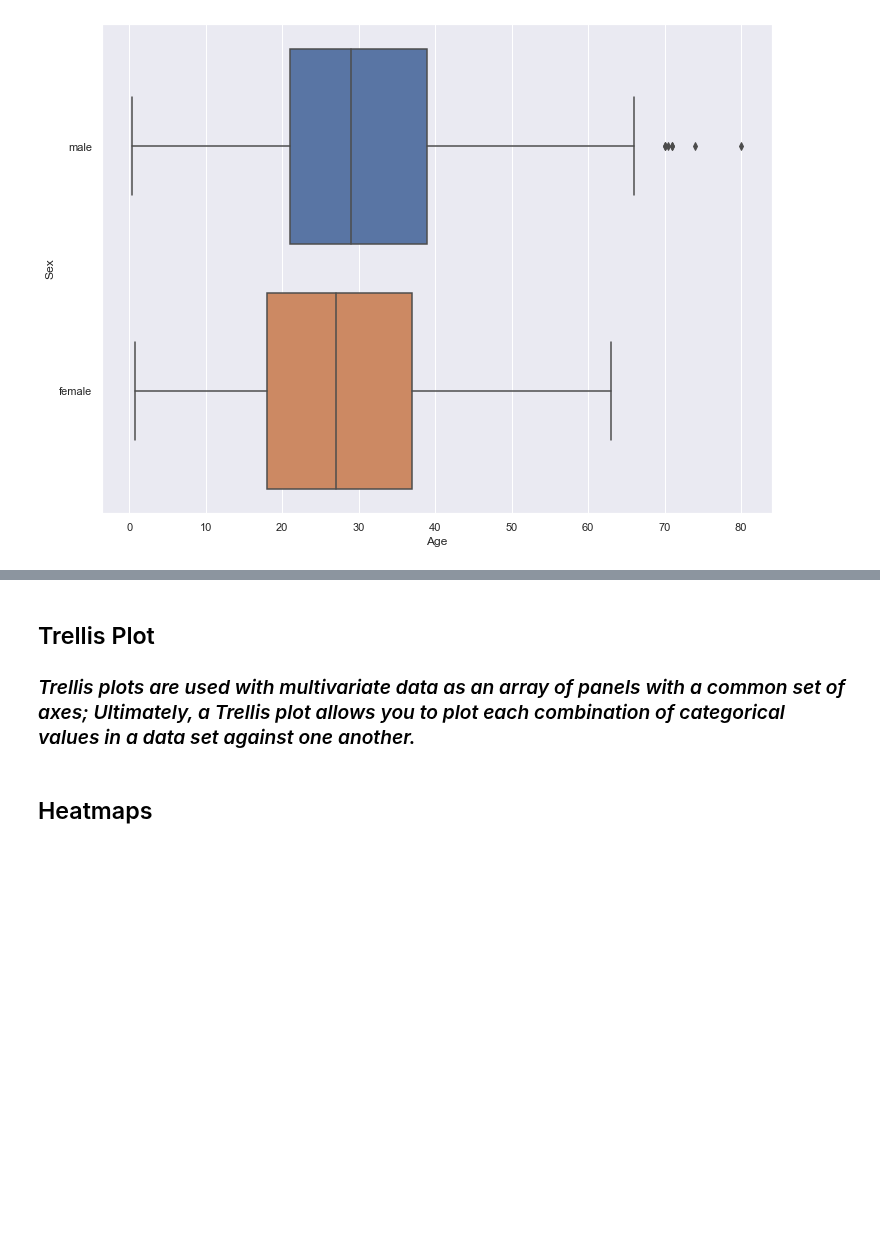
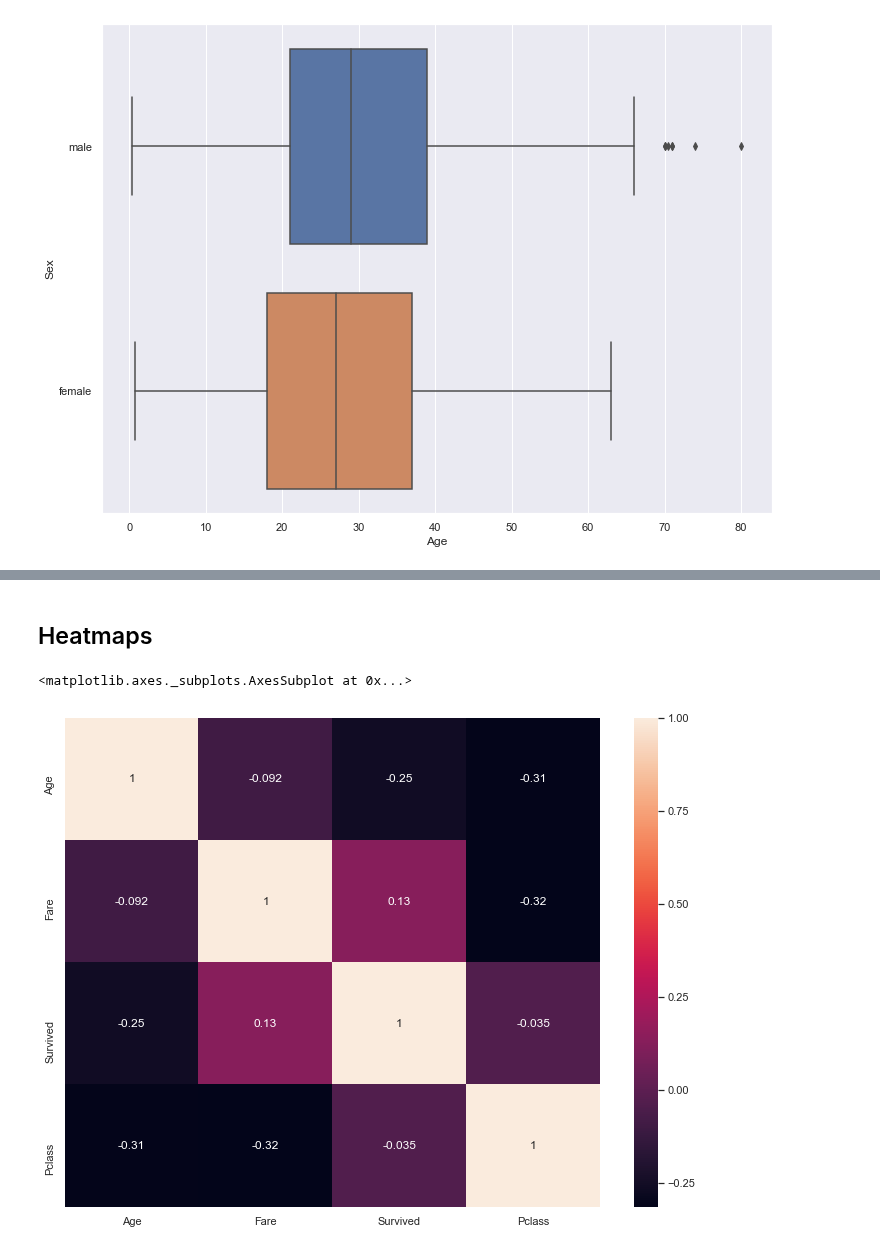
Before and after one commit to jsedoc/NYU-Projects-in-Programming-Fall-2019, a Jupyter notebook: (Class 7) Data Visualization/Data Visualization Solved.ipynb, the cells around one changed output, grey strips where cells are left out. Saved outputs shown, nothing was run; the diff lists cells and outputs as text; code cells hidden in the pictures; blank space fills up the shorter version.

```diff
--- a/(Class 7) Data Visualization/Data Visualization Solved.ipynb
+++ b/(Class 7) Data Visualization/Data Visualization Solved.ipynb
@@ -277,4 +272,0 @@ sns.jointplot(x="Age",y="Fare",data=data,kind="hex")
-# %% [markdown]
-## Trellis Plot
-
-### *Trellis plots are used with multivariate data as an array of panels with a common set of axes; Ultimately, a Trellis plot allows you to plot each combination of categorical values in a data set against one another.*
@@ -286,0 +275,7 @@ sns.heatmap(data)
+# %%
+data2 = data[['Age','Fare','Survived','Pclass']]
+# %%
+sns.heatmap(data2.astype(float).corr(),annot=True)
+# %% [output]
+<matplotlib.axes._subplots.AxesSubplot at 0x...>
+[figure, added]
```
Also changed, not shown: parts of 5 cells of this notebook.
